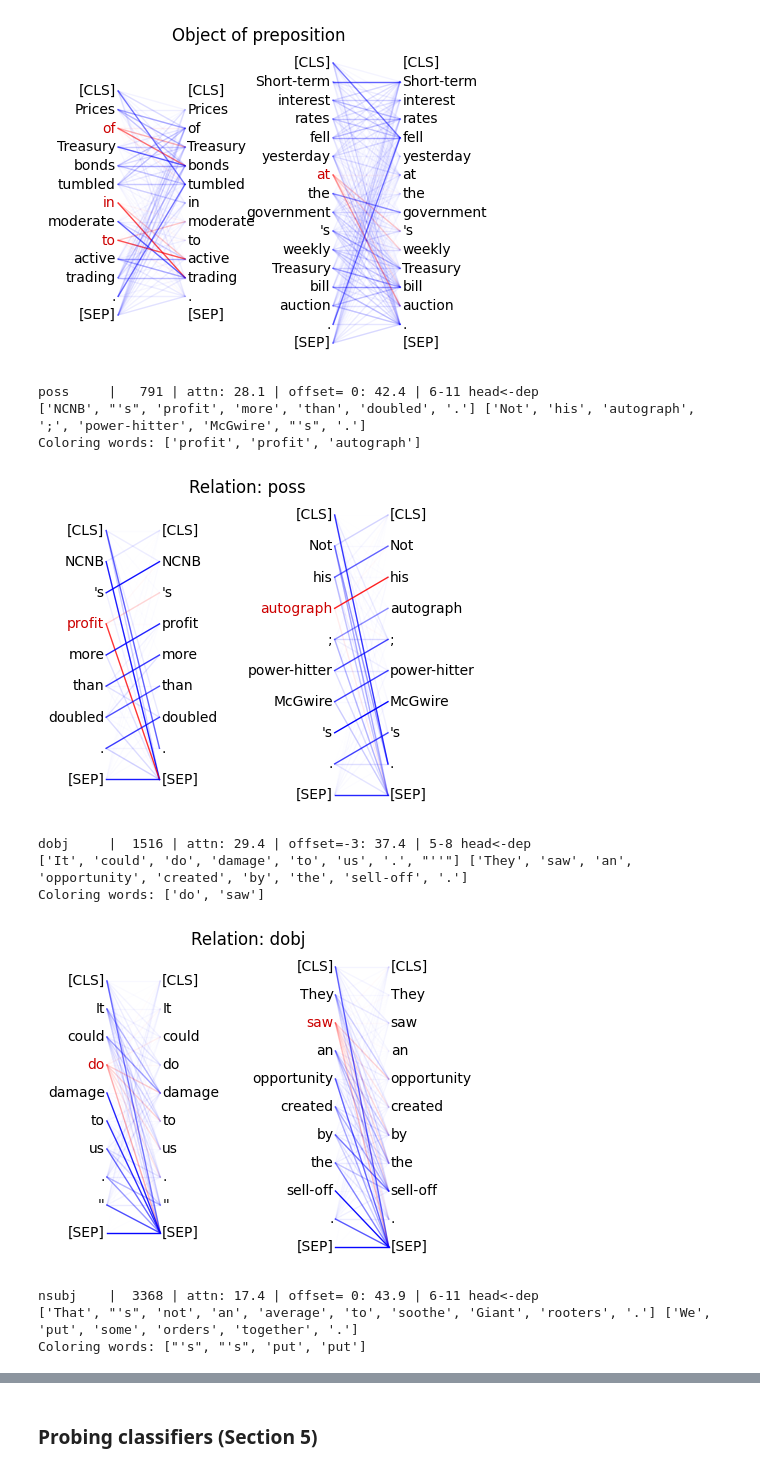
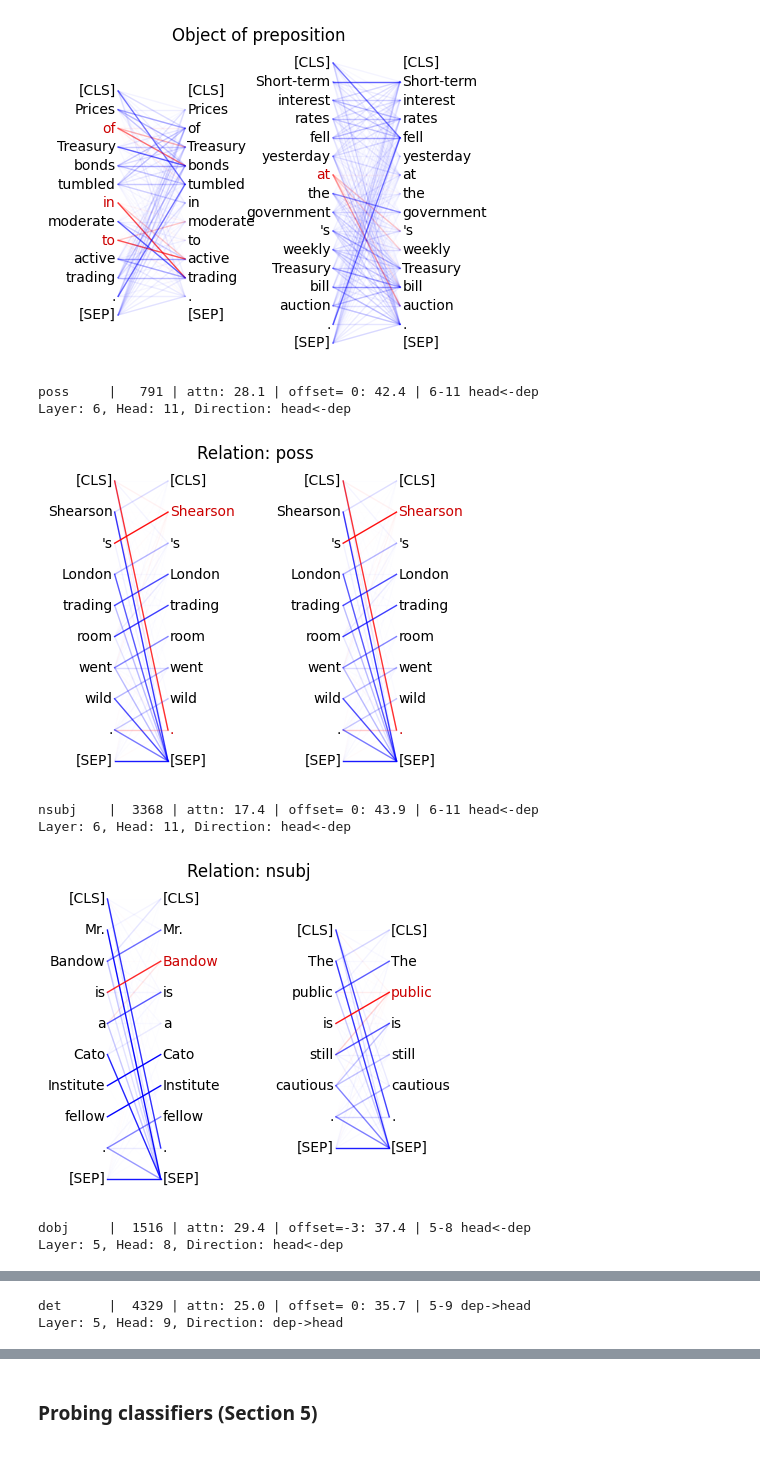
Before and after one commit to ANRGUSC/attention-analysis, a Jupyter notebook: Syntax_Analysis.ipynb, the cells around one changed output, grey strips where cells are left out. Drawn from its saved outputs; the diff is of its cells as text; code cells hidden in the pictures.

Commit message:
Fixes plot directions

```diff
--- a/Syntax_Analysis.ipynb
+++ b/Syntax_Analysis.ipynb
@@ -379,46 +379,45 @@ plot_attn(
 import random
 
 def plot_reln(reln: str):
     uas, layer, head, direction = sorted(
         s for s in get_all_scores(reln))[-1]
     baseline_uas, baseline_offset = max(
         (scores[reln], i) for i, scores in baseline_scores.items())
 
     print("{:8s} | {:5d} | attn: {:.1f} | offset={:2d}: {:.1f} | {:}-{:} {:}".format(
         reln[:8], reln_counts[reln], 100 * uas, baseline_offset, 100 * baseline_uas,
         layer, head, direction))
 
     examples = random.choices([ex for ex in dev_data if reln in ex["relns"] and len(ex["words"]) <= 10], k=2)
     color_words = [
-        # color words that are heads or reln
-        example["words"][example["heads"][i]]
+        # color words that have the example["reln"] == reln
+        example["words"][i]
         for example in examples
         for i in range(len(example["words"])) if example["relns"][i] == reln
     ]
-    print(examples[0]["words"], examples[1]["words"])
-    print(f"Coloring words: {color_words}")
+
+    print(f"Layer: {layer}, Head: {head}, Direction: {direction}")
 
     plot_attn(
         title=f"Relation: {reln}",
         examples=examples,
         layer=layer,
         head=head,
         color_words=color_words,
-        example_sep=4
+        example_sep=4,
+        color_from=(direction == "dep->head")
     )
 
 plot_reln("poss")
+plot_reln("nsubj")
 plot_reln("dobj")
-plot_reln("nsubj")
+plot_reln("det")
 # %% [output]
 poss     |   791 | attn: 28.1 | offset= 0: 42.4 | 6-11 head<-dep
-['NCNB', "'s", 'profit', 'more', 'than', 'doubled', '.'] ['Not', 'his', 'autograph', ';', 'power-hitter', 'McGwire', "'s", '.']
-Coloring words: ['profit', 'profit', 'autograph']
+Layer: 6, Head: 11, Direction: head<-dep
-[figure, old version]
+[figure, new version]
-dobj     |  1516 | attn: 29.4 | offset=-3: 37.4 | 5-8 head<-dep
-['It', 'could', 'do', 'damage', 'to', 'us', '.', "''"] ['They', 'saw', 'an', 'opportunity', 'created', 'by', 'the', 'sell-off', '.']
-Coloring words: ['do', 'saw']
+nsubj    |  3368 | attn: 17.4 | offset= 0: 43.9 | 6-11 head<-dep
+Layer: 6, Head: 11, Direction: head<-dep
-[figure, old version]
+[figure, new version]
-nsubj    |  3368 | attn: 17.4 | offset= 0: 43.9 | 6-11 head<-dep
-['That', "'s", 'not', 'an', 'average', 'to', 'soothe', 'Giant', 'rooters', '.'] ['We', 'put', 'some', 'orders', 'together', '.']
-Coloring words: ["'s", "'s", 'put', 'put']
+dobj     |  1516 | attn: 29.4 | offset=-3: 37.4 | 5-8 head<-dep
+Layer: 5, Head: 8, Direction: head<-dep
@@ -425,0 +425,2 @@ Coloring words: ["'s", "'s", 'put', 'put']
+det      |  4329 | attn: 25.0 | offset= 0: 35.7 | 5-9 dep->head
+Layer: 5, Head: 9, Direction: dep->head
```
Also changed, not shown: parts of 2 cells of this notebook.
